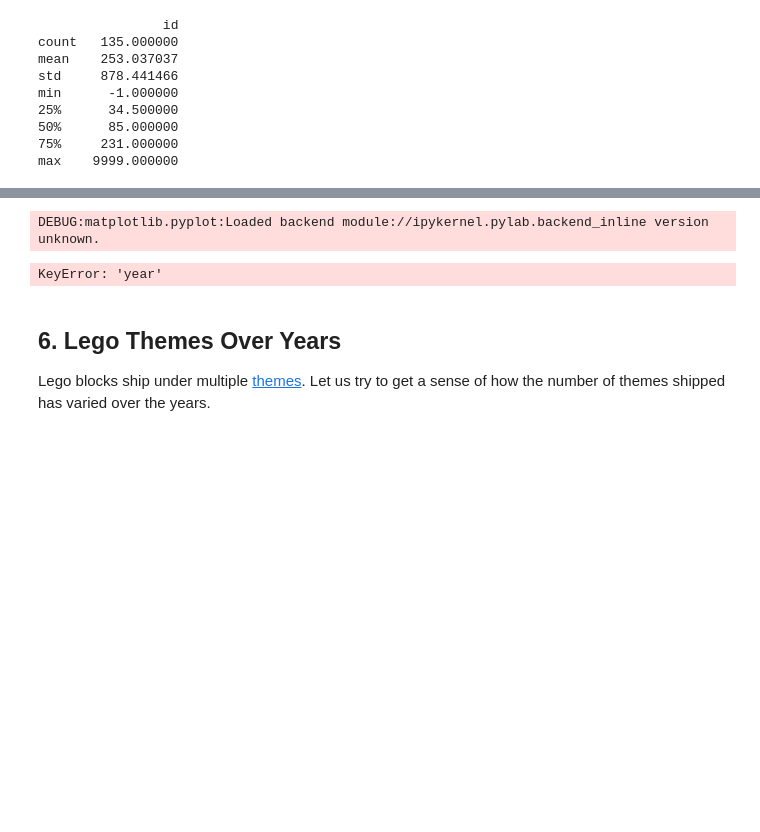
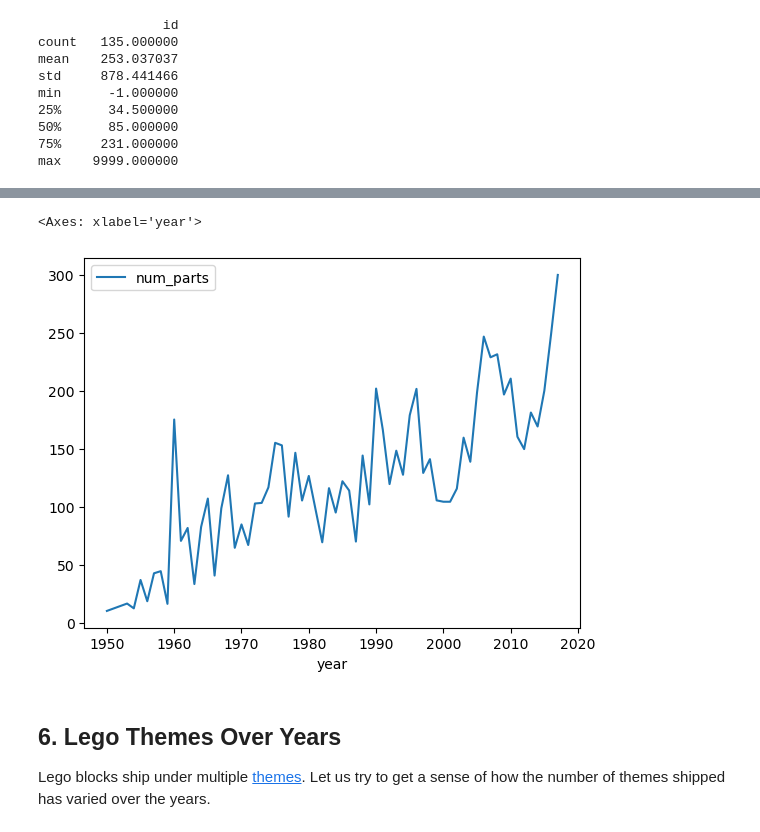
Before and after one commit to Dust1920/mcd_homeworks, a Jupyter notebook: proyecto_no_guiado/notebook.ipynb, the cells around one changed output, grey strips where cells are left out. Saved outputs shown, nothing was run; the diff lists cells and outputs as text; code cells hidden in the pictures; blank space fills up the shorter version.

Commit message:
Una disculpa, había hecho el guiado por error.

```diff
--- a/proyecto_no_guiado/notebook.ipynb
+++ b/proyecto_no_guiado/notebook.ipynb
@@ -59,16 +59,16 @@ max    9999.000000
 # %%
 %matplotlib inline
 # Read sets data as `sets`
-sets = pd.read_csv('datasets/colors.csv')
+sets = pd.read_csv('datasets/sets.csv')
 
 # Create a summary of average number of parts by year: `parts_by_year`
-parts_by_year = sets.groupby('year').aggfunc({'parts':'mean'})
+parts_by_year = sets[['year','num_parts']].groupby('year').mean()
 
 # Plot trends in average number of parts by year
-plt.plot(parts_by_year)
+parts_by_year.plot()
 # %% [output]
-DEBUG:matplotlib.pyplot:Loaded backend module://ipykernel.pylab.backend_inline version unknown.
+<Axes: xlabel='year'>
-KeyError: 'year'
+[figure, added]
 # %% [markdown]
 ## 6. Lego Themes Over Years
 <p>Lego blocks ship under multiple <a href="https://shop.lego.com/en-US/Themes">themes</a>. Let us try to get a sense of how the number of themes shipped has varied over the years.</p>
```
Also changed, not shown: parts of 2 cells of this notebook, 6 other files.
